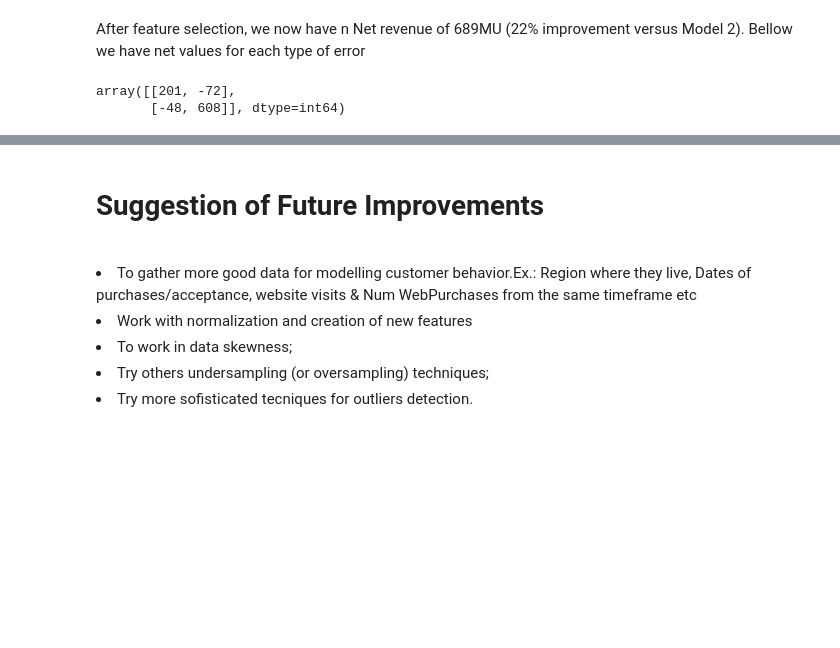
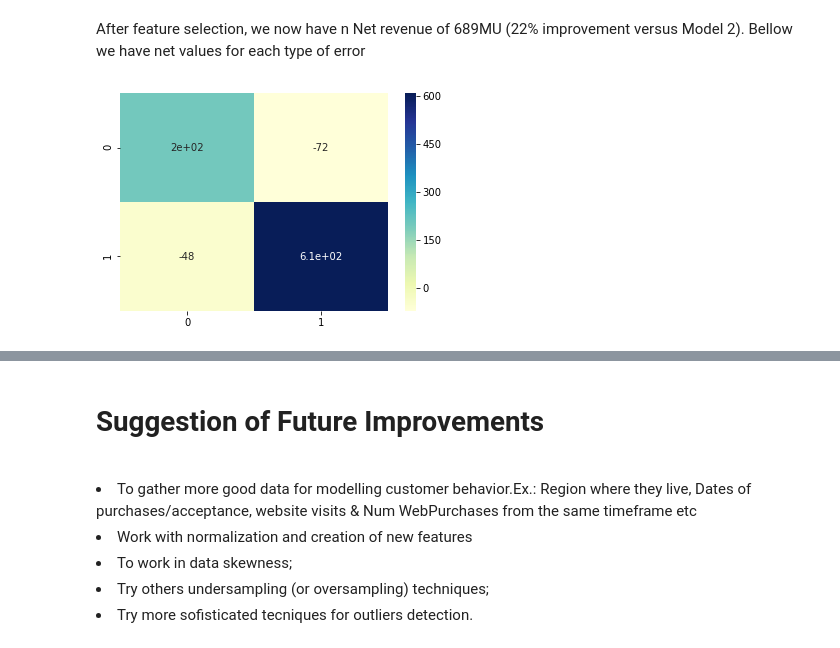
Before and after one commit to augustomolke/CaseIfoodData, a Jupyter notebook: Modelo.ipynb, the cells around one changed output, grey strips where cells are left out. Drawn from its saved outputs; the diff is of its cells as text; code cells hidden in the pictures; blank space fills up the shorter version.

```diff
--- a/Modelo.ipynb
+++ b/Modelo.ipynb
@@ -396,8 +361,8 @@ np.sum((cm*costs))
 # %% [markdown]
 After feature selection, we now have n Net revenue of 689MU (22% improvement versus Model 2).
 Bellow we have net values for each type of error
-# %%
-(cm*costs)
-# %% [output]
-array([[201, -72],
-       [-48, 608]], dtype=int64)
+# %%
+fig1, ax1 = plt.subplots()
+ax1 = sns.heatmap((cm*costs), annot=True,cmap="YlGnBu")
+# %% [output]
+[figure, added]
```
Also changed, not shown: parts of 9 cells of this notebook.
